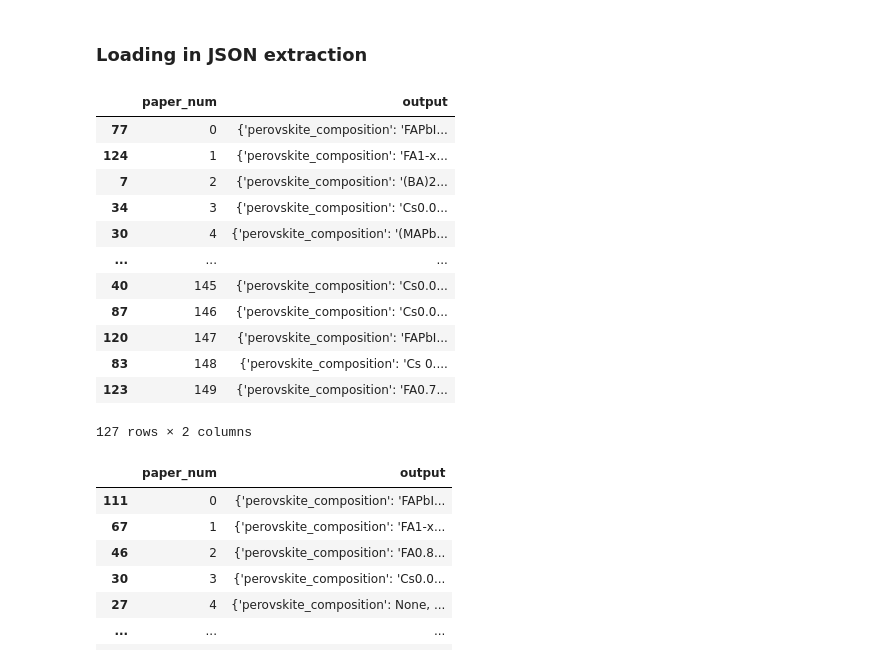
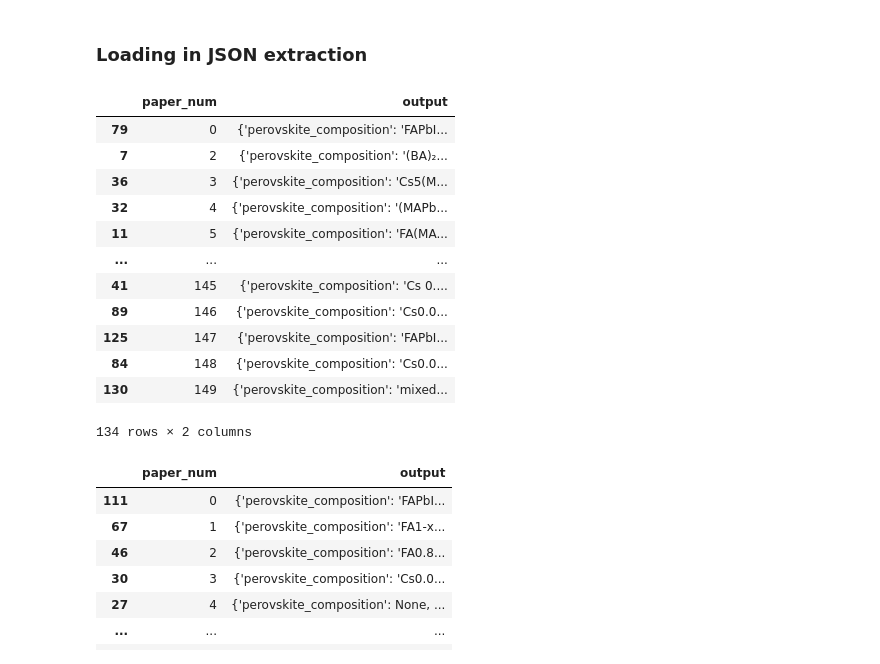
Before and after one commit to kanggunh/DSC180_B11_Q2, a Jupyter notebook: annotation/Schema_3_flat/evaluation_schema_flat.ipynb, the cells around one changed output. Saved outputs shown, nothing was run; the diff lists cells and outputs as text; code cells hidden in the pictures.

```diff
--- a/annotation/Schema_3_flat/evaluation_schema_flat.ipynb
+++ b/annotation/Schema_3_flat/evaluation_schema_flat.ipynb
@@ -251,0 +130,3 @@ annotation_df['output'][7]
+# %%
+with open('data/annotations_flattened.json', 'r') as f:
+    json_data = json.load(f)
@@ -268,30 +226,29 @@ def convert_efficiency_key(dict):
 # %%
 ## extraction performed by basemodel
 # Read JSON from a file
-with open("../data/output1.json", 'r') as f:
+with open("data/deepseek_base_flat.json", 'r') as f:
     extraction = json.load(f)
 
 extraction_base = pd.DataFrame(list(extraction.items()), columns=['paper_num', 'output'])
 extraction_base['paper_num'] = pd.to_numeric(extraction_base['paper_num'])
 extraction_base = extraction_base.sort_values('paper_num')
-extraction_base['output'] = extraction_base['output'].apply(include_passivating)
 extraction_base['output'] = extraction_base['output'].apply(convert_numeric)
 extraction_base['output'] = extraction_base['output'].apply(convert_efficiency)
 extraction_base
 # %% [output]
 |  | paper_num | output |
-| 77 | 0 | {'perovskite_composition': 'FAPbI... |
-| 124 | 1 | {'perovskite_composition': 'FA1-x... |
-| 7 | 2 | {'perovskite_composition': '(BA)2... |
-| 34 | 3 | {'perovskite_composition': 'Cs0.0... |
-| 30 | 4 | {'perovskite_composition': '(MAPb... |
+| 79 | 0 | {'perovskite_composition': 'FAPbI... |
+| 7 | 2 | {'perovskite_composition': '(BA)₂... |
+| 36 | 3 | {'perovskite_composition': 'Cs5(M... |
+| 32 | 4 | {'perovskite_composition': '(MAPb... |
+| 11 | 5 | {'perovskite_composition': 'FA(MA... |
 | ... | ... | ... |
-| 40 | 145 | {'perovskite_composition': 'Cs0.0... |
-| 87 | 146 | {'perovskite_composition': 'Cs0.0... |
-| 120 | 147 | {'perovskite_composition': 'FAPbI... |
-| 83 | 148 | {'perovskite_composition': 'Cs 0.... |
-| 123 | 149 | {'perovskite_composition': 'FA0.7... |
+| 41 | 145 | {'perovskite_composition': 'Cs 0.... |
+| 89 | 146 | {'perovskite_composition': 'Cs0.0... |
+| 125 | 147 | {'perovskite_composition': 'FAPbI... |
+| 84 | 148 | {'perovskite_composition': 'Cs0.0... |
+| 130 | 149 | {'perovskite_composition': 'mixed... |
-127 rows × 2 columns
+134 rows × 2 columns
 # %%
 ## extraction performed by finetuned deepseek
 # Read JSON from a file
```
Also changed, not shown: parts of 53 cells of this notebook, 2 other files.
